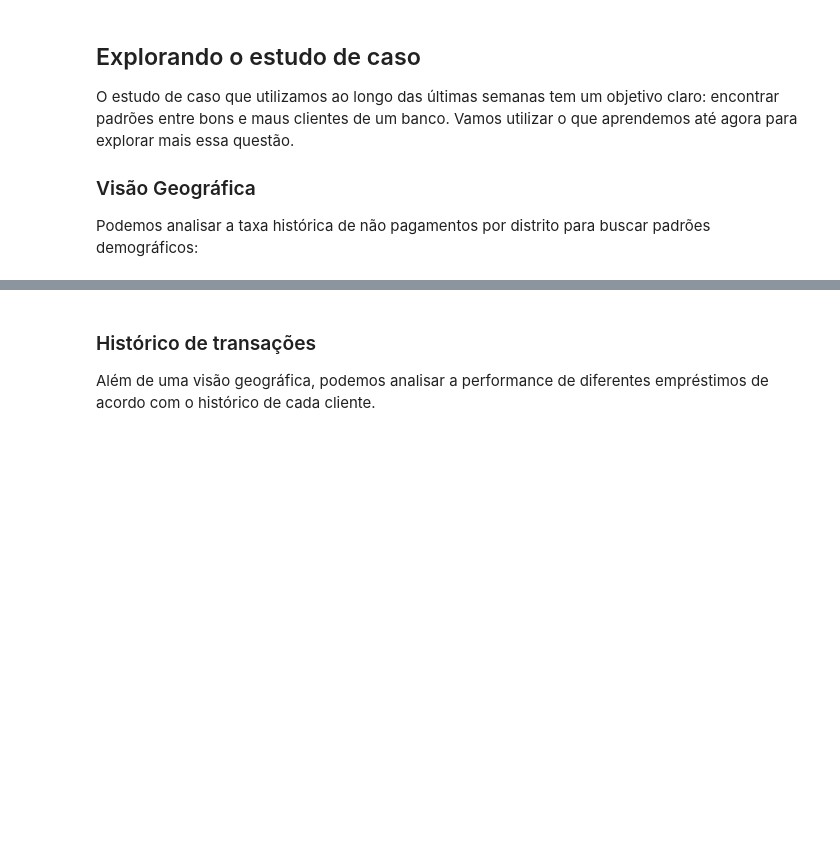
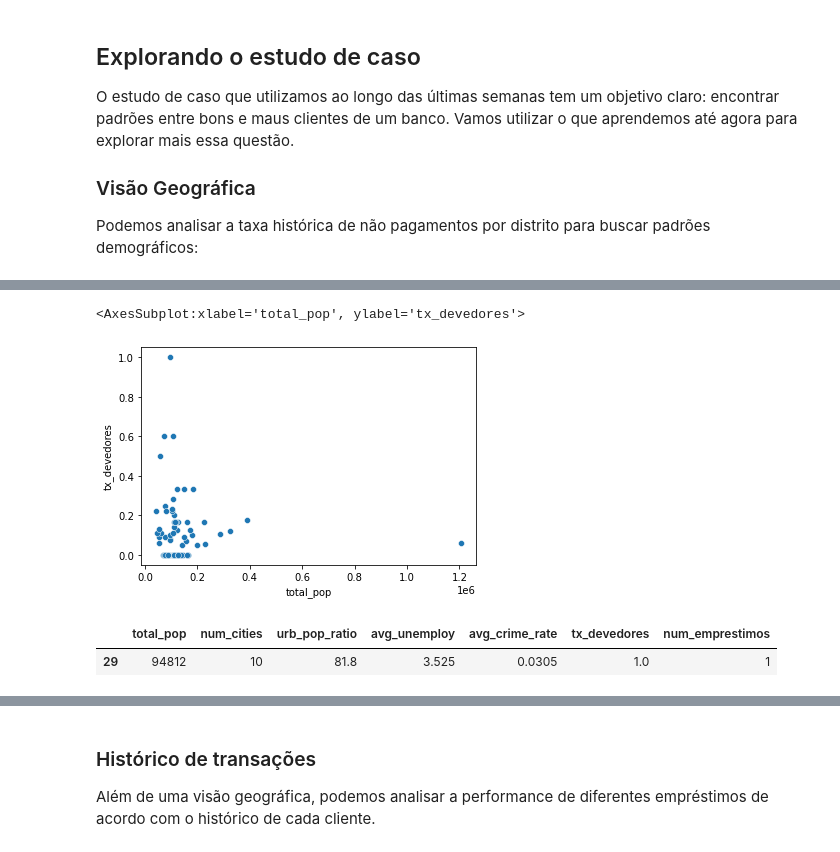
Before and after one commit to pedroteche-ih/79_PT_JUN2022, a Jupyter notebook: aulas/79 DA PT JUN-2022 Integração Python - MySQL.ipynb, the cells around one changed output, grey strips where cells are left out. Cells and saved outputs as stored; diff of their text form; code cells hidden in the pictures; blank space fills up the shorter version.

```diff
--- a/aulas/79 DA PT JUN-2022 Integração Python - MySQL.ipynb
+++ b/aulas/79 DA PT JUN-2022 Integração Python - MySQL.ipynb
@@ -97,0 +204,11 @@ Podemos analisar a taxa histórica de não pagamentos por distrito para buscar p
+# %%
+import seaborn as sns
+sns.scatterplot(data = tb_district_loan, x = 'total_pop', y = 'tx_devedores')
+# %% [output]
+<AxesSubplot:xlabel='total_pop', ylabel='tx_devedores'>
+[figure, added]
+# %%
+tb_district_loan[tb_district_loan['tx_devedores'] > 0.9]
+# %% [output]
+|  | total_pop | num_cities | urb_pop_ratio | avg_unemploy | avg_crime_rate | tx_devedores | num_emprestimos |
+| 29 | 94812 | 10 | 81.8 | 3.525 | 0.0305 | 1.0 | 1 |
```
Also changed, not shown: parts of 28 cells of this notebook, 1 other file.
